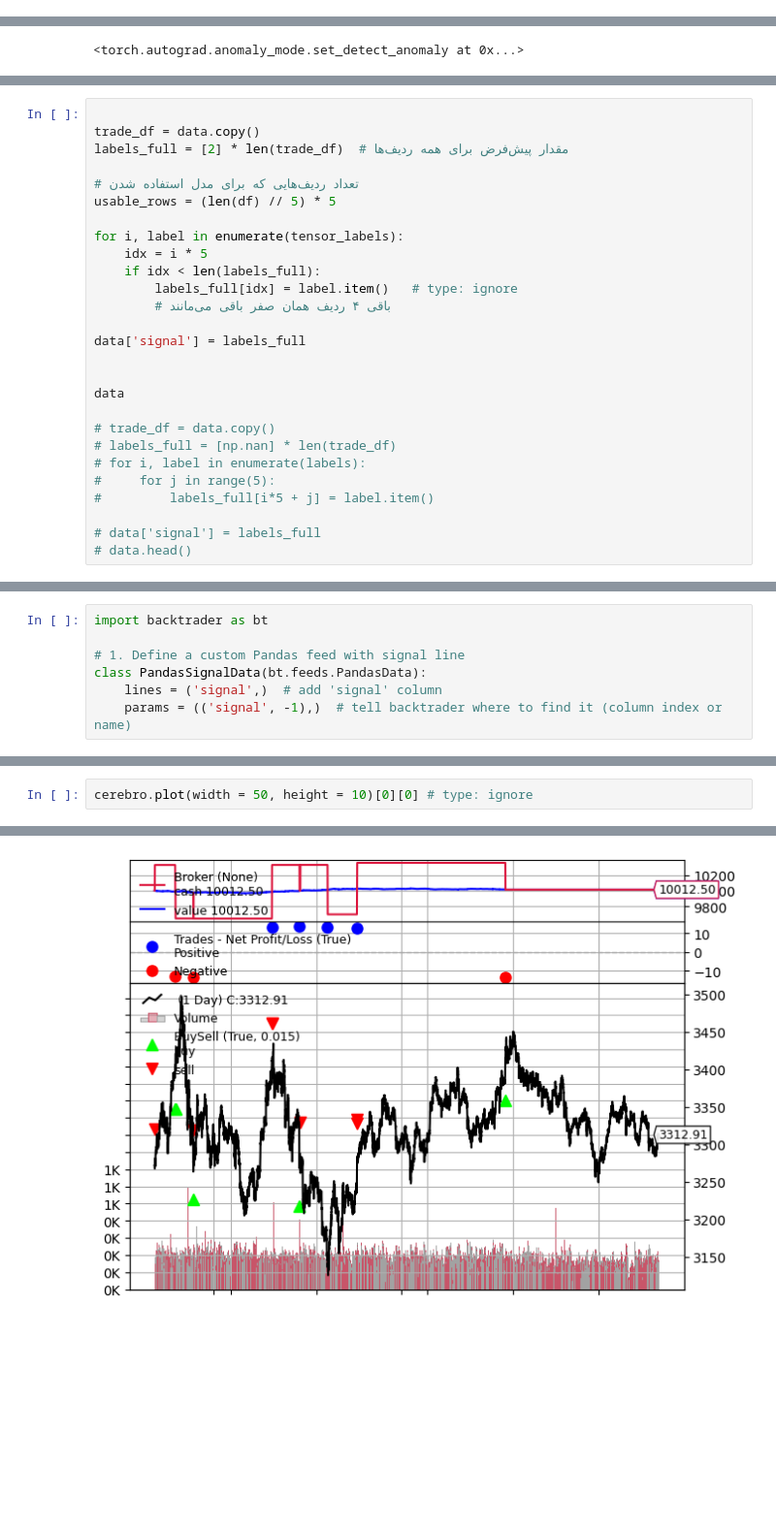
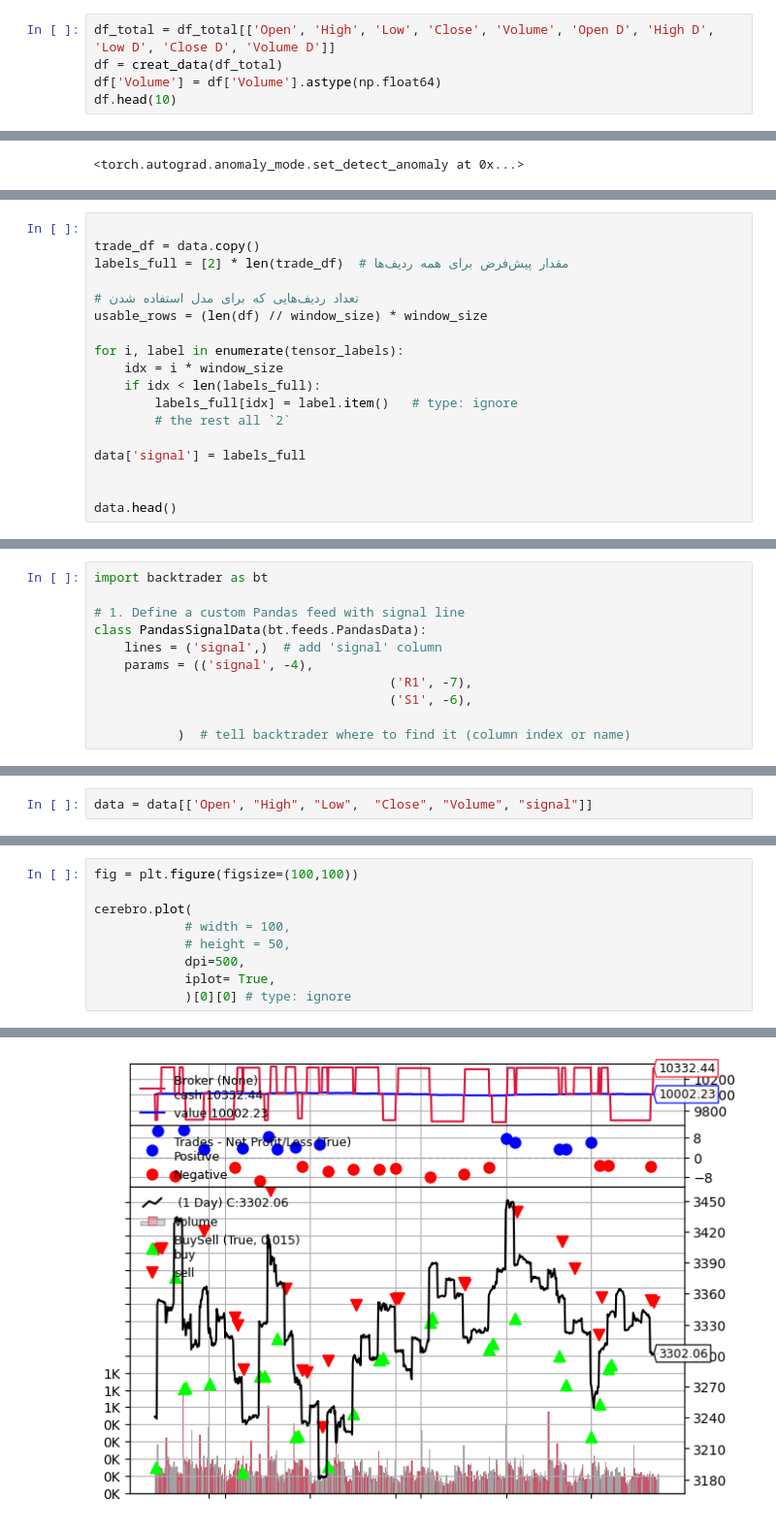
Before and after one commit to amirhu37/reinforc-gold, a Jupyter notebook: trade-with-ai-agent.ipynb, the cells around one changed output, grey strips where cells are left out. Shown at 97% size. Cells and saved outputs as stored; diff of their text form; blank space fills up the shorter version.

```diff
--- a/trade-with-ai-agent.ipynb
+++ b/trade-with-ai-agent.ipynb
@@ -164,0 +200,5 @@ def creat_data(df: pd.DataFrame):
+# %%
+df_total = df_total[['Open', 'High', 'Low', 'Close', 'Volume', 'Open D', 'High D', 'Low D', 'Close D', 'Volume D']]
+df = creat_data(df_total)
+df['Volume'] = df['Volume'].astype(np.float64)
+df.head(10)
@@ -575,25 +707,16 @@ trade_df = data.copy()
 labels_full = [2] * len(trade_df)  # مقدار پیش‌فرض برای همه ردیف‌ها
 
 # تعداد ردیف‌هایی که برای مدل استفاده شدن
-usable_rows = (len(df) // 5) * 5
+usable_rows = (len(df) // window_size) * window_size
 
 for i, label in enumerate(tensor_labels):
-	idx = i * 5
-	if idx < len(labels_full):
-		labels_full[idx] = label.item()   # type: ignore
-		# باقی ۴ ردیف همان صفر باقی می‌مانند
+    idx = i * window_size
+    if idx < len(labels_full):
+        labels_full[idx] = label.item()   # type: ignore
+        # the rest all `2`
 
 data['signal'] = labels_full
 
 
-data
-
-# trade_df = data.copy()
-# labels_full = [np.nan] * len(trade_df)
-# for i, label in enumerate(labels):
-#     for j in range(5):
-#         labels_full[i*5 + j] = label.item()
-
-# data['signal'] = labels_full
-# data.head()
+data.head()
 # %% [output]
@@ -669,7 +787,11 @@ import backtrader as bt
 
 # 1. Define a custom Pandas feed with signal line
 class PandasSignalData(bt.feeds.PandasData):
-	lines = ('signal',)  # add 'signal' column
-	params = (('signal', -1),)  # tell backtrader where to find it (column index or name)
+    lines = ('signal',)  # add 'signal' column
+    params = (('signal', -4),
+                                       ('R1', -7),
+                                       ('S1', -6),
+
+           )  # tell backtrader where to find it (column index or name)
 # %%
 class TestStrategy(bt.Strategy):
@@ -768,3 +905,5 @@ class TestStrategy(bt.Strategy):
+# %%
+data = data[['Open', "High", "Low",  "Close", "Volume", "signal"]]
 # %%
 # 4. Feed into backtrader
 trade_data = PandasSignalData(dataname=data) # type: ignore
@@ -825,5 +982,12 @@ Win Rate: 57.14%
 # %%
-cerebro.plot(width = 50, height = 10)[0][0] # type: ignore
+fig = plt.figure(figsize=(100,100))
+
+cerebro.plot(
+            # width = 100,
+            # height = 50,
+            dpi=500,
+            iplot= True,
+            )[0][0] # type: ignore
 # %% [output]
 [interactive output not drawn]
 [interactive output not drawn]
@@ -830 +996 @@ cerebro.plot(width = 50, height = 10)[0][0] # type: ignore
-[figure, old version]
+[figure, new version]
```
Also changed, not shown: parts of 43 cells of this notebook.
